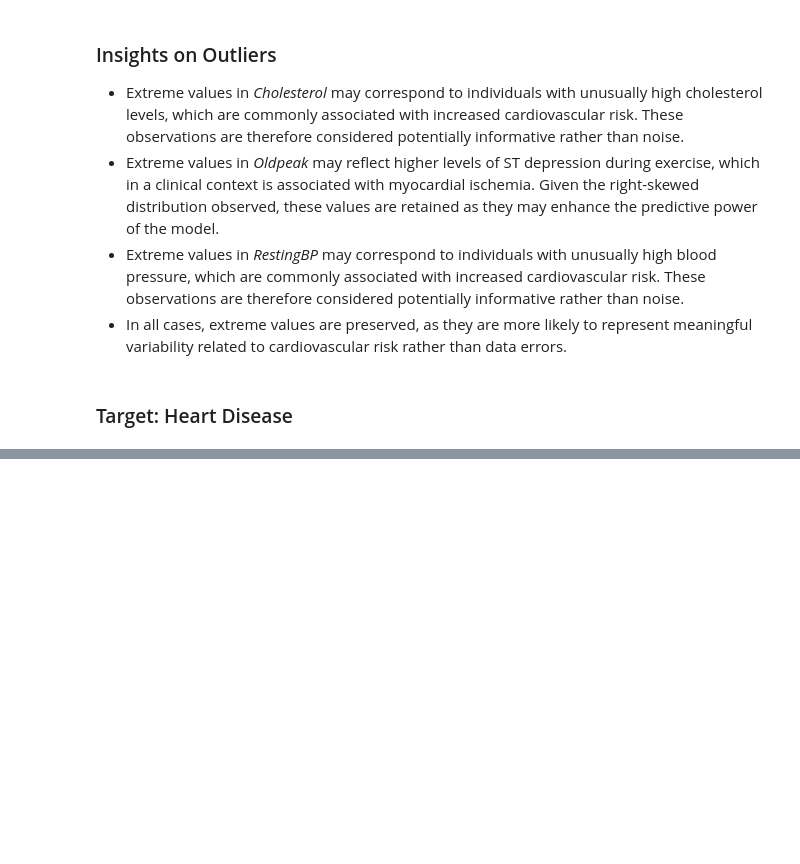
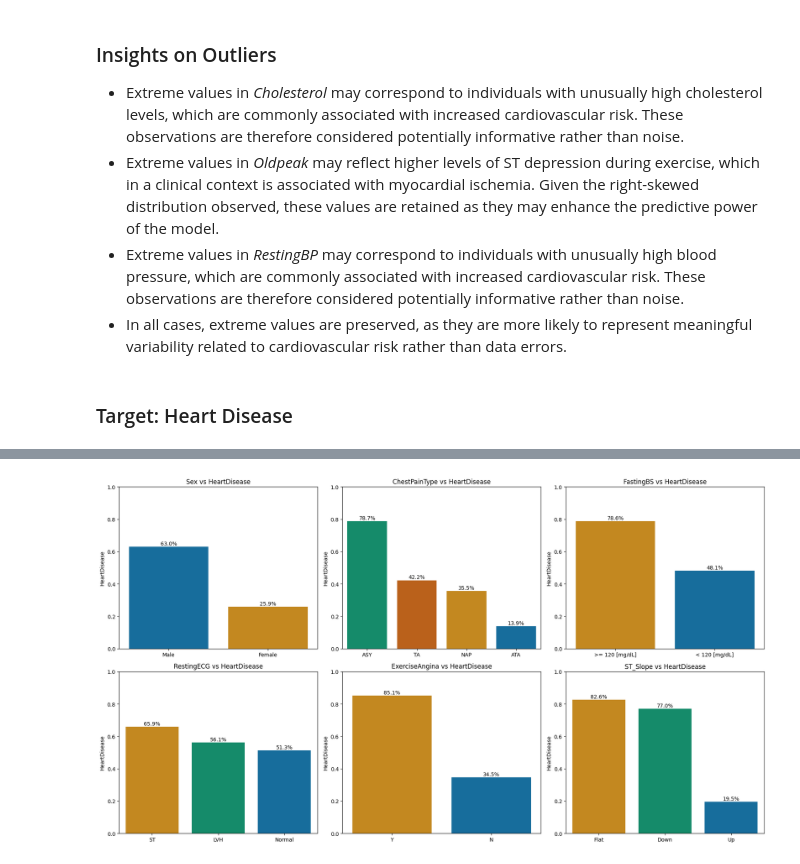
Before and after one commit to biotechwithdata/REPO, a Jupyter notebook: heart_disease_risk_analysis.ipynb, the cells around one changed output, grey strips where cells are left out. Drawn from its saved outputs; the diff is of its cells as text; code cells hidden in the pictures; blank space fills up the shorter version.

```diff
--- a/heart_disease_risk_analysis.ipynb
+++ b/heart_disease_risk_analysis.ipynb
@@ -581,0 +608,34 @@ Although there is a slight predominance of positive cases, the dataset does not
+# %%
+cat_cols = ["Sex", "ChestPainType", "FastingBS",
+            "RestingECG", "ExerciseAngina", "ST_Slope"]
+
+fig, axes = plt.subplots(2, 3, figsize=(18,10))
+axes = axes.flatten()
+
+for i, col in enumerate(cat_cols):
+    order = df.groupby(col)["HeartDisease"].mean().sort_values(ascending=False).index
+    sns.barplot(x=col,
+                y="HeartDisease",
+                data=df,
+                ax=axes[i],
+                hue=col,
+                palette="colorblind",
+                legend=False,
+                order=order,
+                errorbar=None)
+    axes[i].set(xlabel=None)
+    axes[i].set_ylim(0, 1)
+    axes[i].set_title(f"{col} vs HeartDisease")
+    for p in axes[i].patches:
+        height = p.get_height()
+        axes[i].text(
+            p.get_x() + p.get_width() / 2,
+            height + 0.01,
+            f"{height*100:.1f}%",
+            ha="center"
+        )
+
+plt.tight_layout()
+plt.show()
+# %% [output]
+[figure, added]
```
Also changed, not shown: parts of 27 cells of this notebook, 2 other files.
